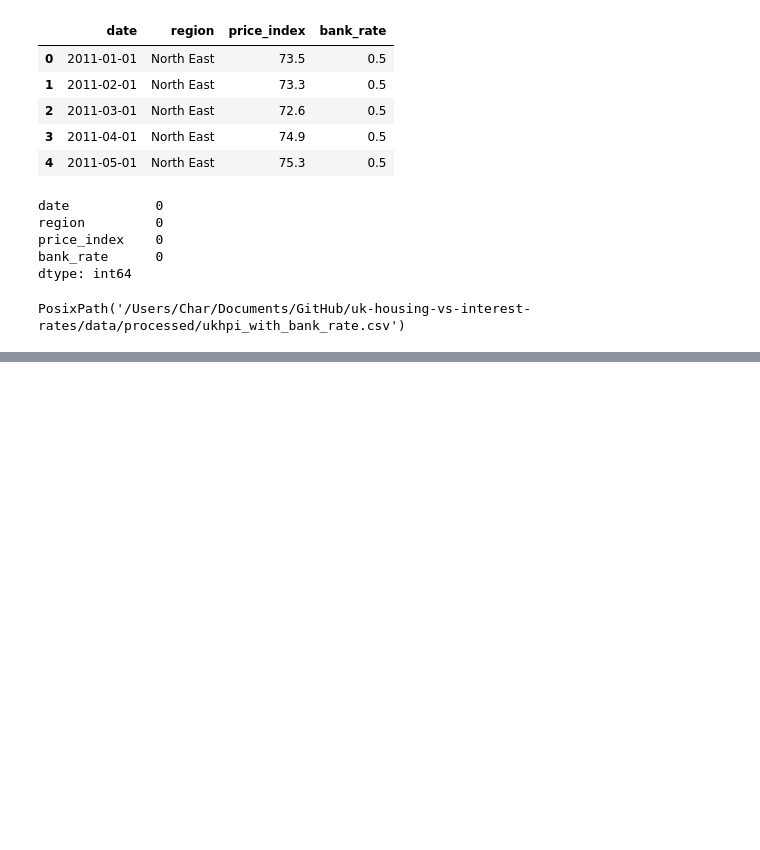
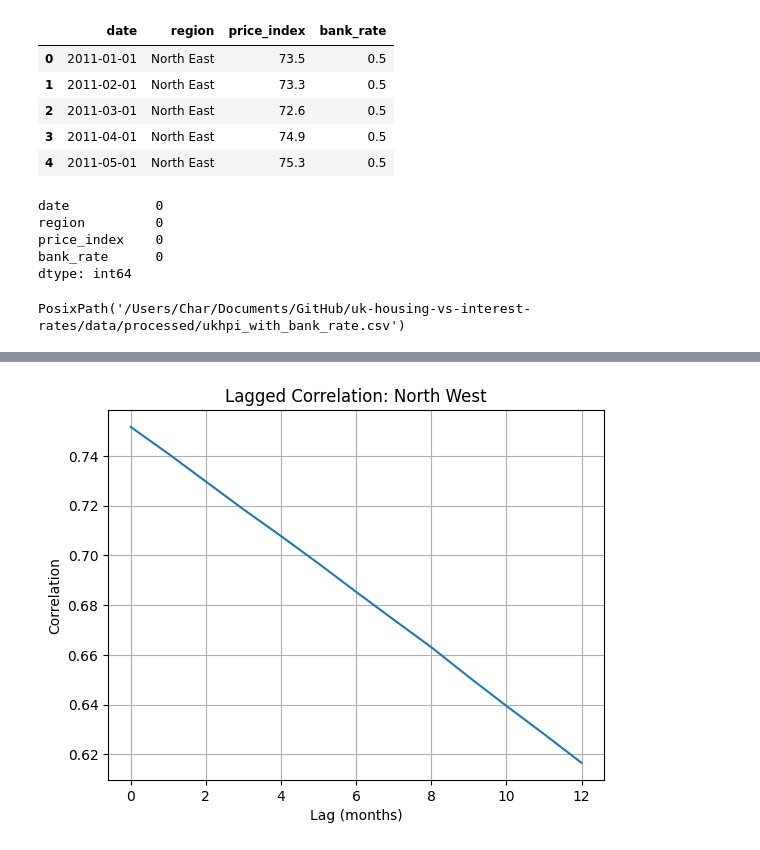
Before and after one commit to rabbittibbar10/uk-housing-vs-interest-rates, a Jupyter notebook: notebooks/01_data_download_and_clean.ipynb, the cells around one changed output, grey strips where cells are left out. Drawn from its saved outputs; the diff is of its cells as text; code cells hidden in the pictures; blank space fills up the shorter version.

```diff
--- a/notebooks/01_data_download_and_clean.ipynb
+++ b/notebooks/01_data_download_and_clean.ipynb
@@ -537,0 +595,18 @@ PosixPath('/Users/Char/Documents/GitHub/uk-housing-vs-interest-rates/data/proces
+# %%
+def lagged_correlation(df, region, max_lag=12):
+    region_df = df[df["region"] == region].sort_values("date")
+    results = {}
+
+    for lag in range(max_lag + 1):
+        shifted_rate = region_df["bank_rate"].shift(lag)
+        corr = region_df["price_index"].corr(shifted_rate)
+        results[lag] = corr
+
+    return pd.Series(results)
+
+lag_results = pd.DataFrame({
+    region: lagged_correlation(merged, region)
+    for region in merged["region"].unique()
+})
+
+lag_results.head()
@@ -537,0 +620,10 @@ PosixPath('/Users/Char/Documents/GitHub/uk-housing-vs-interest-rates/data/proces
+# %%
+lag_results["North West"].plot(
+    title="Lagged Correlation: North West",
+    xlabel="Lag (months)",
+    ylabel="Correlation"
+)
+plt.grid(True)
+plt.show()
+# %% [output]
+[figure, added]
```
Also changed, not shown: parts of 10 cells of this notebook, 1 other file.
